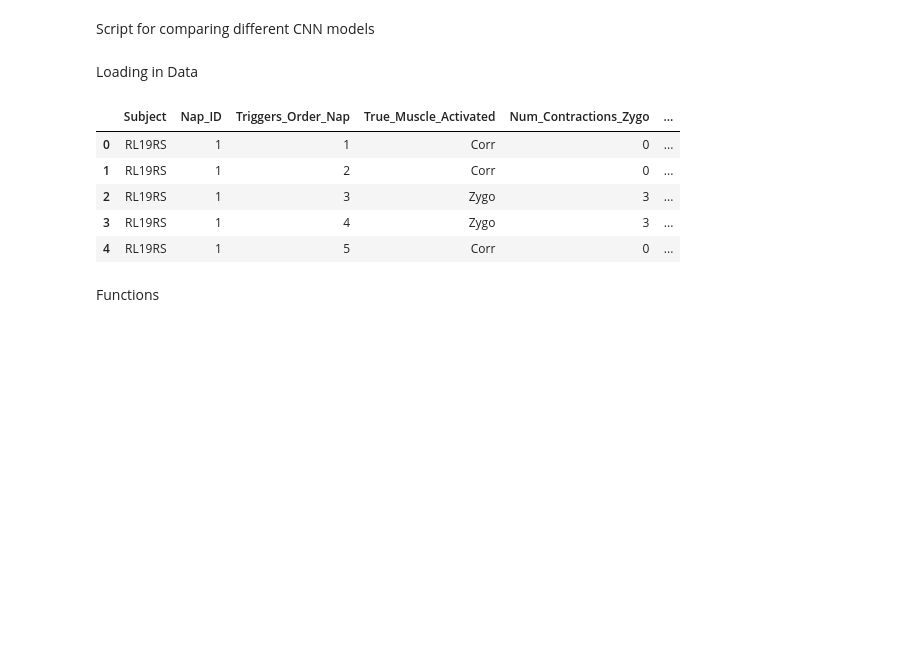
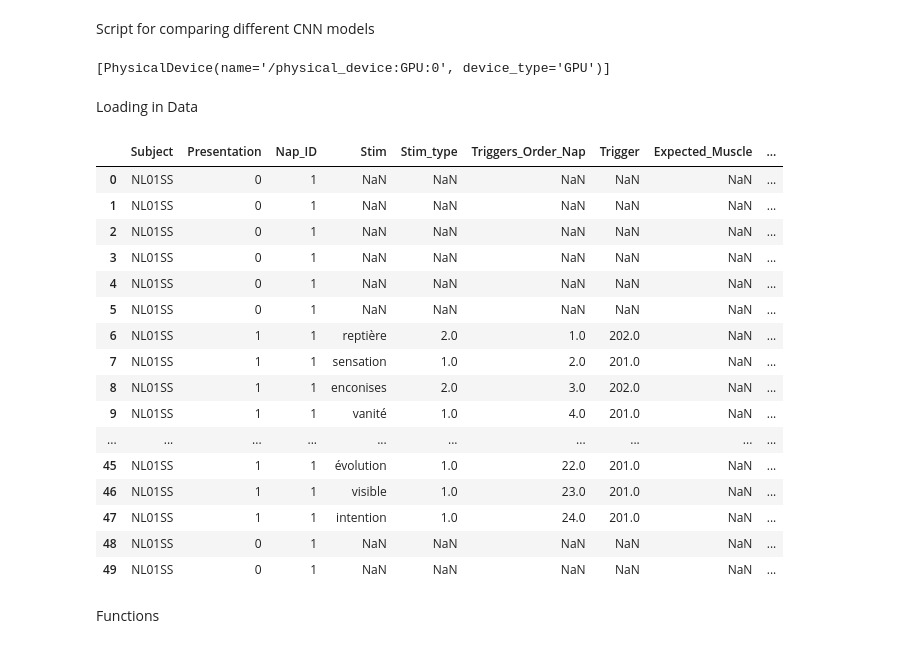
Before and after one commit to zeynoozkaya/SoundSleep, a Jupyter notebook: compare_models.ipynb, the cells around one changed output. Cells and saved outputs as stored; diff of their text form; code cells hidden in the pictures; blank space fills up the shorter version.

```diff
--- a/compare_models.ipynb
+++ b/compare_models.ipynb
@@ -30,4 +31,10 @@ matplotlib.use('QtAgg') # for GUI
 mne.set_log_level("CRITICAL")
+# %%
+import tensorflow as tf
+
+print(tf.config.list_physical_devices('GPU'))
+# %% [output]
+[PhysicalDevice(name='/physical_device:GPU:0', device_type='GPU')]
 # %% [markdown]
 Loading in Data
 # %%
@@ -47,15 +54,26 @@ features_all = features_all.rename(columns={
     'Duration_1': 'Duration_corr',
     'Duration_2': 'Duration_zygo'
 })
-# %%
-features_all.head()
-# %% [output]
-|  | Subject | Nap_ID | Triggers_Order_Nap | True_Muscle_Activated | Num_Contractions_Zygo | ... |
-| 0 | RL19RS | 1 | 1 | Corr | 0 | ... |
-| 1 | RL19RS | 1 | 2 | Corr | 0 | ... |
-| 2 | RL19RS | 1 | 3 | Zygo | 3 | ... |
-| 3 | RL19RS | 1 | 4 | Zygo | 3 | ... |
-| 4 | RL19RS | 1 | 5 | Corr | 0 | ... |
+# %%
+trial_info.head(50)
+# %% [output]
+|  | Subject | Presentation | Nap_ID | Stim | Stim_type | Triggers_Order_Nap | Trigger | Expected_Muscle | ... |
+| 0 | NL01SS | 0 | 1 | NaN | NaN | NaN | NaN | NaN | ... |
+| 1 | NL01SS | 0 | 1 | NaN | NaN | NaN | NaN | NaN | ... |
+| 2 | NL01SS | 0 | 1 | NaN | NaN | NaN | NaN | NaN | ... |
+| 3 | NL01SS | 0 | 1 | NaN | NaN | NaN | NaN | NaN | ... |
+| 4 | NL01SS | 0 | 1 | NaN | NaN | NaN | NaN | NaN | ... |
+| 5 | NL01SS | 0 | 1 | NaN | NaN | NaN | NaN | NaN | ... |
+| 6 | NL01SS | 1 | 1 | reptière | 2.0 | 1.0 | 202.0 | NaN | ... |
+| 7 | NL01SS | 1 | 1 | sensation | 1.0 | 2.0 | 201.0 | NaN | ... |
+| 8 | NL01SS | 1 | 1 | enconises | 2.0 | 3.0 | 202.0 | NaN | ... |
+| 9 | NL01SS | 1 | 1 | vanité | 1.0 | 4.0 | 201.0 | NaN | ... |
+| ... | ... | ... | ... | ... | ... | ... | ... | ... | ... |
+| 45 | NL01SS | 1 | 1 | évolution | 1.0 | 22.0 | 201.0 | NaN | ... |
+| 46 | NL01SS | 1 | 1 | visible | 1.0 | 23.0 | 201.0 | NaN | ... |
+| 47 | NL01SS | 1 | 1 | intention | 1.0 | 24.0 | 201.0 | NaN | ... |
+| 48 | NL01SS | 0 | 1 | NaN | NaN | NaN | NaN | NaN | ... |
+| 49 | NL01SS | 0 | 1 | NaN | NaN | NaN | NaN | NaN | ... |
 # %% [markdown]
 Functions
 # %%
```
Also changed, not shown: parts of 11 cells of this notebook.
